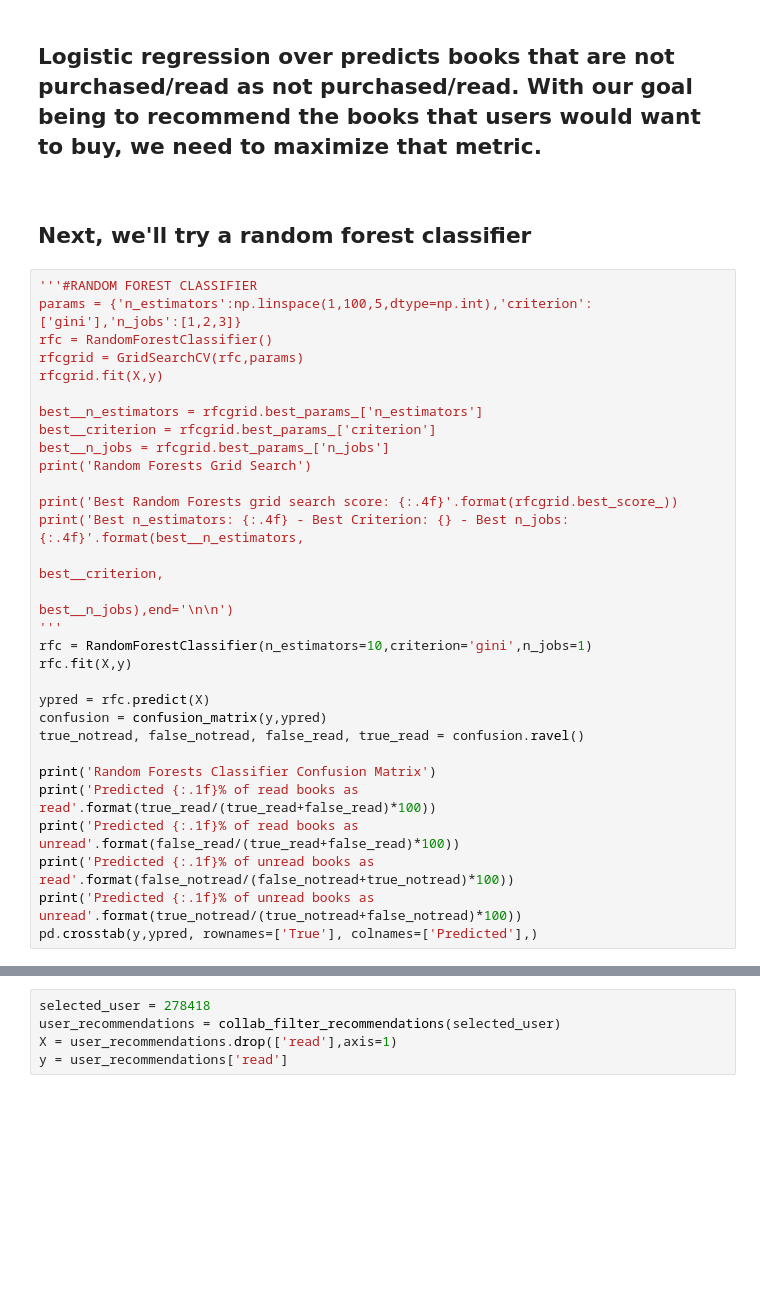
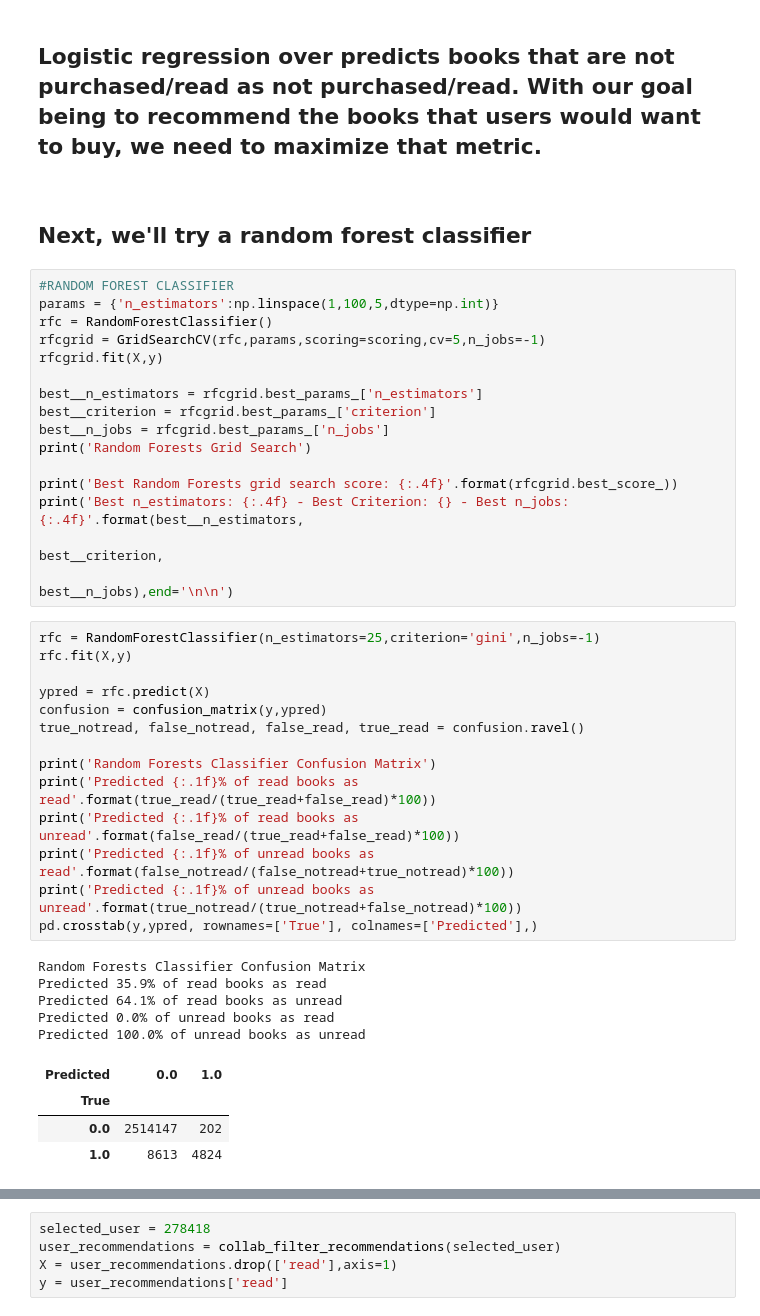
Before and after one commit to RichWolff/SpringboardDS, a Jupyter notebook: capstone_bookRecommender/jupyter_notebooks/capstone2_recommender_model.ipynb, the cells around one changed output, grey strips where cells are left out. Cells and saved outputs as stored; diff of their text form; blank space fills up the shorter version.

```diff
--- a/capstone_bookRecommender/jupyter_notebooks/capstone2_recommender_model.ipynb
+++ b/capstone_bookRecommender/jupyter_notebooks/capstone2_recommender_model.ipynb
@@ -390,36 +368,46 @@ KeyboardInterrupt:
 # %% [markdown]
 <h2>Logistic regression over predicts books that are not purchased/read as not purchased/read. With our goal being to recommend the books that users would want to buy, we need to maximize that metric.</h2><br>
 <h2>Next, we'll try a random forest classifier</h2>
+# %%
+#RANDOM FOREST CLASSIFIER
+params = {'n_estimators':np.linspace(1,100,5,dtype=np.int)}
+rfc = RandomForestClassifier()
+rfcgrid = GridSearchCV(rfc,params,scoring=scoring,cv=5,n_jobs=-1)
+rfcgrid.fit(X,y)
+
+best__n_estimators = rfcgrid.best_params_['n_estimators']
+best__criterion = rfcgrid.best_params_['criterion']
+best__n_jobs = rfcgrid.best_params_['n_jobs']
+print('Random Forests Grid Search')
+
+print('Best Random Forests grid search score: {:.4f}'.format(rfcgrid.best_score_))
+print('Best n_estimators: {:.4f} - Best Criterion: {} - Best n_jobs: {:.4f}'.format(best__n_estimators,
+                                                                                        best__criterion,
+                                                                                        best__n_jobs),end='\n\n')
 # %%
-'''#RANDOM FOREST CLASSIFIER
-params = {'n_estimators':np.linspace(1,100,5,dtype=np.int),'criterion':['gini'],'n_jobs':[1,2,3]}
-rfc = RandomForestClassifier()
-rfcgrid = GridSearchCV(rfc,params)
-rfcgrid.fit(X,y)
-
-best__n_estimators = rfcgrid.best_params_['n_estimators']
-best__criterion = rfcgrid.best_params_['criterion']
-best__n_jobs = rfcgrid.best_params_['n_jobs']
-print('Random Forests Grid Search')
-
-print('Best Random Forests grid search score: {:.4f}'.format(rfcgrid.best_score_))
-print('Best n_estimators: {:.4f} - Best Criterion: {} - Best n_jobs: {:.4f}'.format(best__n_estimators,
-                                                                                        best__criterion,
-                                                                                        best__n_jobs),end='\n\n')
-'''
-rfc = RandomForestClassifier(n_estimators=10,criterion='gini',n_jobs=1)
+rfc = RandomForestClassifier(n_estimators=25,criterion='gini',n_jobs=-1)
 rfc.fit(X,y)
 
 ypred = rfc.predict(X)
 confusion = confusion_matrix(y,ypred)
 true_notread, false_notread, false_read, true_read = confusion.ravel()
 
 print('Random Forests Classifier Confusion Matrix')
 print('Predicted {:.1f}% of read books as read'.format(true_read/(true_read+false_read)*100))
 print('Predicted {:.1f}% of read books as unread'.format(false_read/(true_read+false_read)*100))
 print('Predicted {:.1f}% of unread books as read'.format(false_notread/(false_notread+true_notread)*100))
 print('Predicted {:.1f}% of unread books as unread'.format(true_notread/(true_notread+false_notread)*100))
 pd.crosstab(y,ypred, rownames=['True'], colnames=['Predicted'],)
+# %% [output]
+Random Forests Classifier Confusion Matrix
+Predicted 35.9% of read books as read
+Predicted 64.1% of read books as unread
+Predicted 0.0% of unread books as read
+Predicted 100.0% of unread books as unread
+| Predicted | 0.0 | 1.0 |
+| True |  |  |
+| 0.0 | 2514147 | 202 |
+| 1.0 | 8613 | 4824 |
 # %%
 print('Feature Importancs\n')
 print(pd.Series(rfc.feature_importances_,X.columns).sort_values(ascending=False))
```
Also changed, not shown: parts of 16 cells of this notebook.
